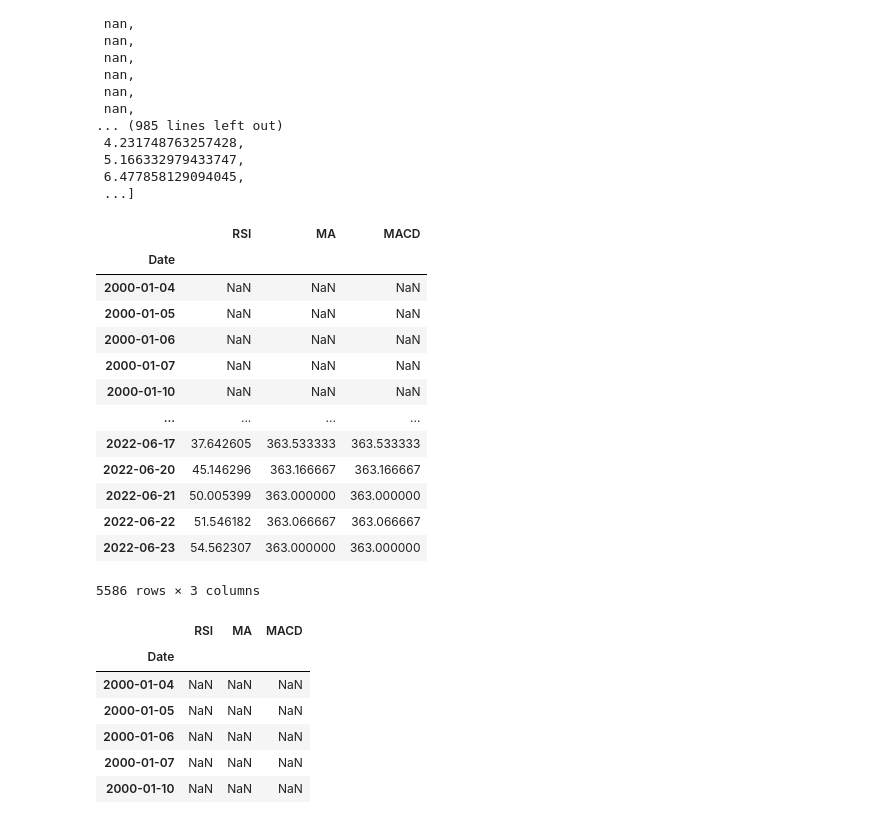
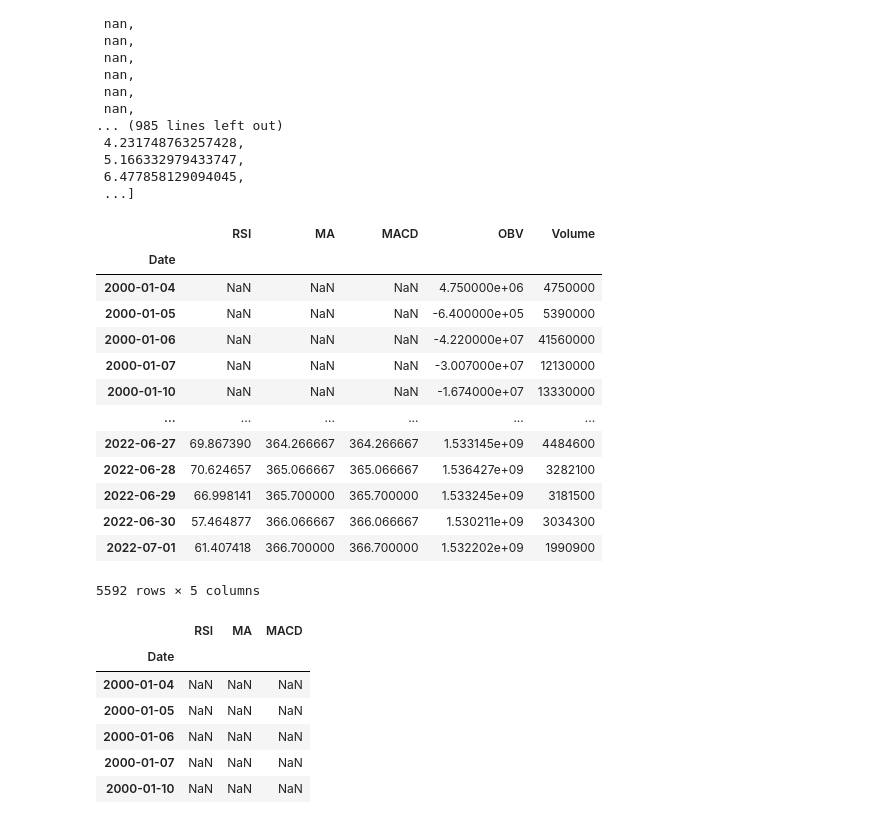
Before and after one commit to ApisanJPWTNP/ResearchPaper, a Jupyter notebook: TA with python.ipynb, the cells around one changed output. Saved outputs shown, nothing was run; the diff lists cells and outputs as text; code cells hidden in the pictures.

```diff
--- a/TA with python.ipynb
+++ b/TA with python.ipynb
@@ -131,27 +124,31 @@ macd.tolist()
  5.166332979433747,
  6.477858129094045,
  ...]
+# %%
+volume=data_1['Volume']
 # %%
 data = {'RSI': RSI,
-        'MA': MA,
-        'MACD': MA}
+        'MA30': MA,
+        'MACD': MA,
+       'OBV':OBV,
+       'Volume':volume}
 df=pd.DataFrame(data)
 df
 # %% [output]
-|  | RSI | MA | MACD |
-| Date |  |  |  |
-| 2000-01-04 | NaN | NaN | NaN |
-| 2000-01-05 | NaN | NaN | NaN |
-| 2000-01-06 | NaN | NaN | NaN |
-| 2000-01-07 | NaN | NaN | NaN |
-| 2000-01-10 | NaN | NaN | NaN |
-| ... | ... | ... | ... |
-| 2022-06-17 | 37.642605 | 363.533333 | 363.533333 |
-| 2022-06-20 | 45.146296 | 363.166667 | 363.166667 |
-| 2022-06-21 | 50.005399 | 363.000000 | 363.000000 |
-| 2022-06-22 | 51.546182 | 363.066667 | 363.066667 |
-| 2022-06-23 | 54.562307 | 363.000000 | 363.000000 |
+|  | RSI | MA | MACD | OBV | Volume |
+| Date |  |  |  |  |  |
+| 2000-01-04 | NaN | NaN | NaN | 4.750000e+06 | 4750000 |
+| 2000-01-05 | NaN | NaN | NaN | -6.400000e+05 | 5390000 |
+| 2000-01-06 | NaN | NaN | NaN | -4.220000e+07 | 41560000 |
+| 2000-01-07 | NaN | NaN | NaN | -3.007000e+07 | 12130000 |
+| 2000-01-10 | NaN | NaN | NaN | -1.674000e+07 | 13330000 |
+| ... | ... | ... | ... | ... | ... |
+| 2022-06-27 | 69.867390 | 364.266667 | 364.266667 | 1.533145e+09 | 4484600 |
+| 2022-06-28 | 70.624657 | 365.066667 | 365.066667 | 1.536427e+09 | 3282100 |
+| 2022-06-29 | 66.998141 | 365.700000 | 365.700000 | 1.533245e+09 | 3181500 |
+| 2022-06-30 | 57.464877 | 366.066667 | 366.066667 | 1.530211e+09 | 3034300 |
+| 2022-07-01 | 61.407418 | 366.700000 | 366.700000 | 1.532202e+09 | 1990900 |
-5586 rows × 3 columns
+5592 rows × 5 columns
 # %%
 df.loc[df['RSI'].isna(), ['RSI','MA','MACD']]
 # %% [output]
```
Also changed, not shown: parts of 8 cells of this notebook.
